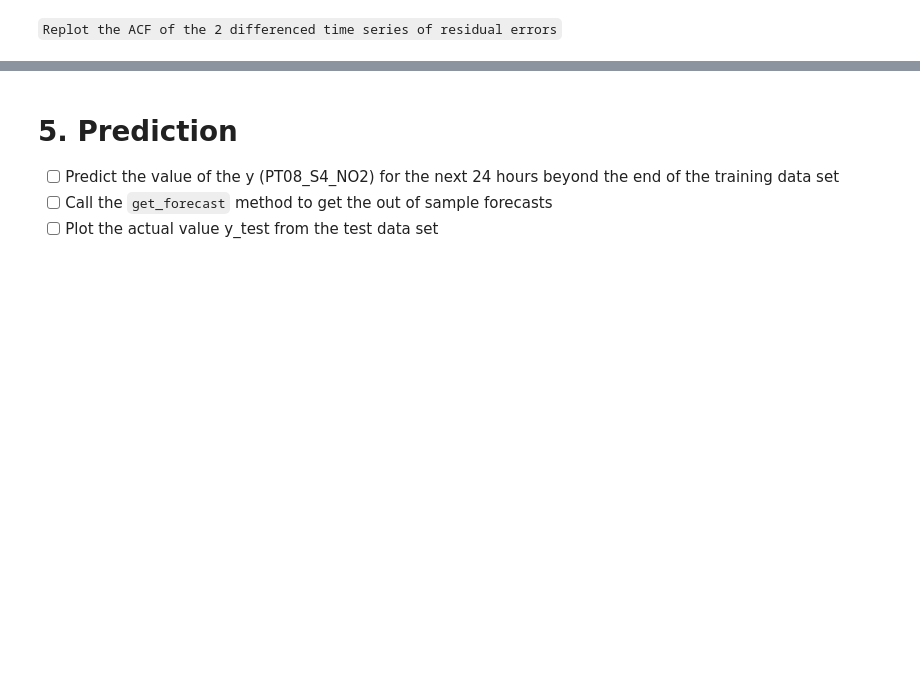
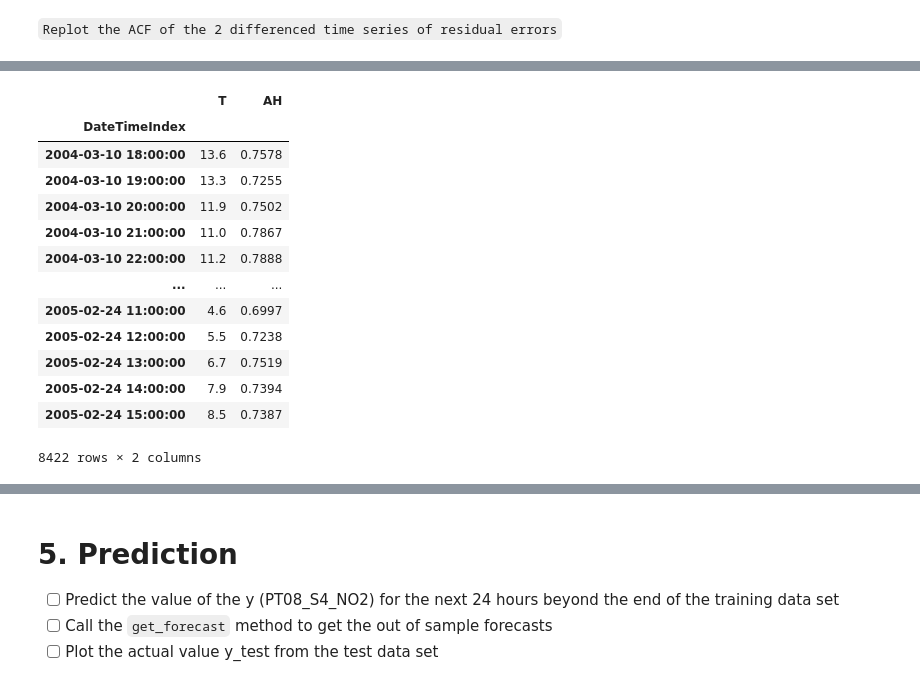
Before and after one commit to Brinkley97/book-forecasting_and_control, a Jupyter notebook: part_1/4-linear_nonstationary_models/regressionWithSeasonalARIMA.ipynb, the cells around one changed output, grey strips where cells are left out. Drawn from its saved outputs; the diff is of its cells as text; code cells hidden in the pictures; blank space fills up the shorter version.

```diff
--- a/part_1/4-linear_nonstationary_models/regressionWithSeasonalARIMA.ipynb
+++ b/part_1/4-linear_nonstationary_models/regressionWithSeasonalARIMA.ipynb
@@ -459,0 +473,18 @@ plt.show()
+# %%
+X_train_minus_intercept = X_train.drop('Intercept', axis=1)
+X_train_minus_intercept
+# %% [output]
+|  | T | AH |
+| DateTimeIndex |  |  |
+| 2004-03-10 18:00:00 | 13.6 | 0.7578 |
+| 2004-03-10 19:00:00 | 13.3 | 0.7255 |
+| 2004-03-10 20:00:00 | 11.9 | 0.7502 |
+| 2004-03-10 21:00:00 | 11.0 | 0.7867 |
+| 2004-03-10 22:00:00 | 11.2 | 0.7888 |
+| ... | ... | ... |
+| 2005-02-24 11:00:00 | 4.6 | 0.6997 |
+| 2005-02-24 12:00:00 | 5.5 | 0.7238 |
+| 2005-02-24 13:00:00 | 6.7 | 0.7519 |
+| 2005-02-24 14:00:00 | 7.9 | 0.7394 |
+| 2005-02-24 15:00:00 | 8.5 | 0.7387 |
+8422 rows × 2 columns
```
Also changed, not shown: parts of 17 cells of this notebook.
